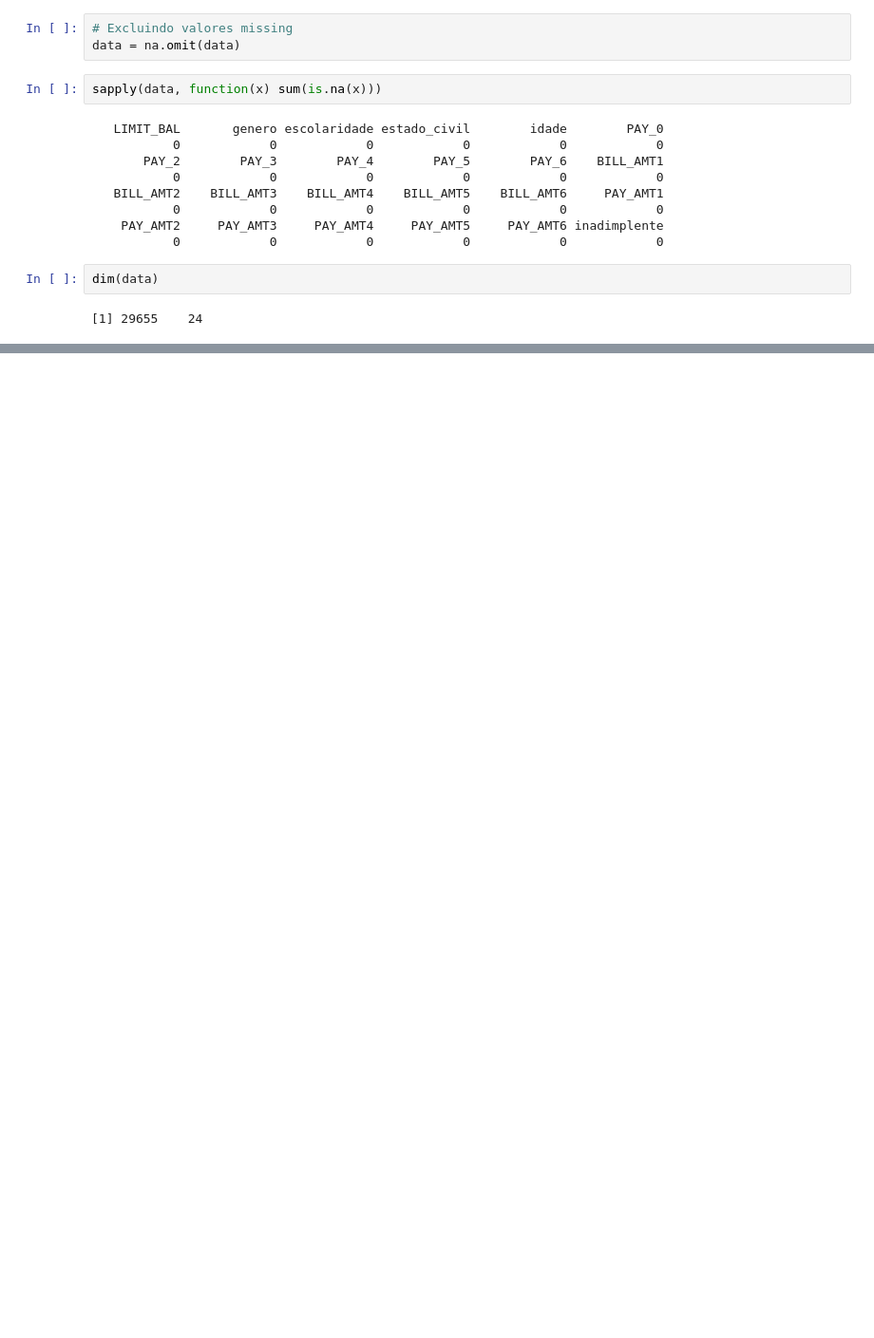
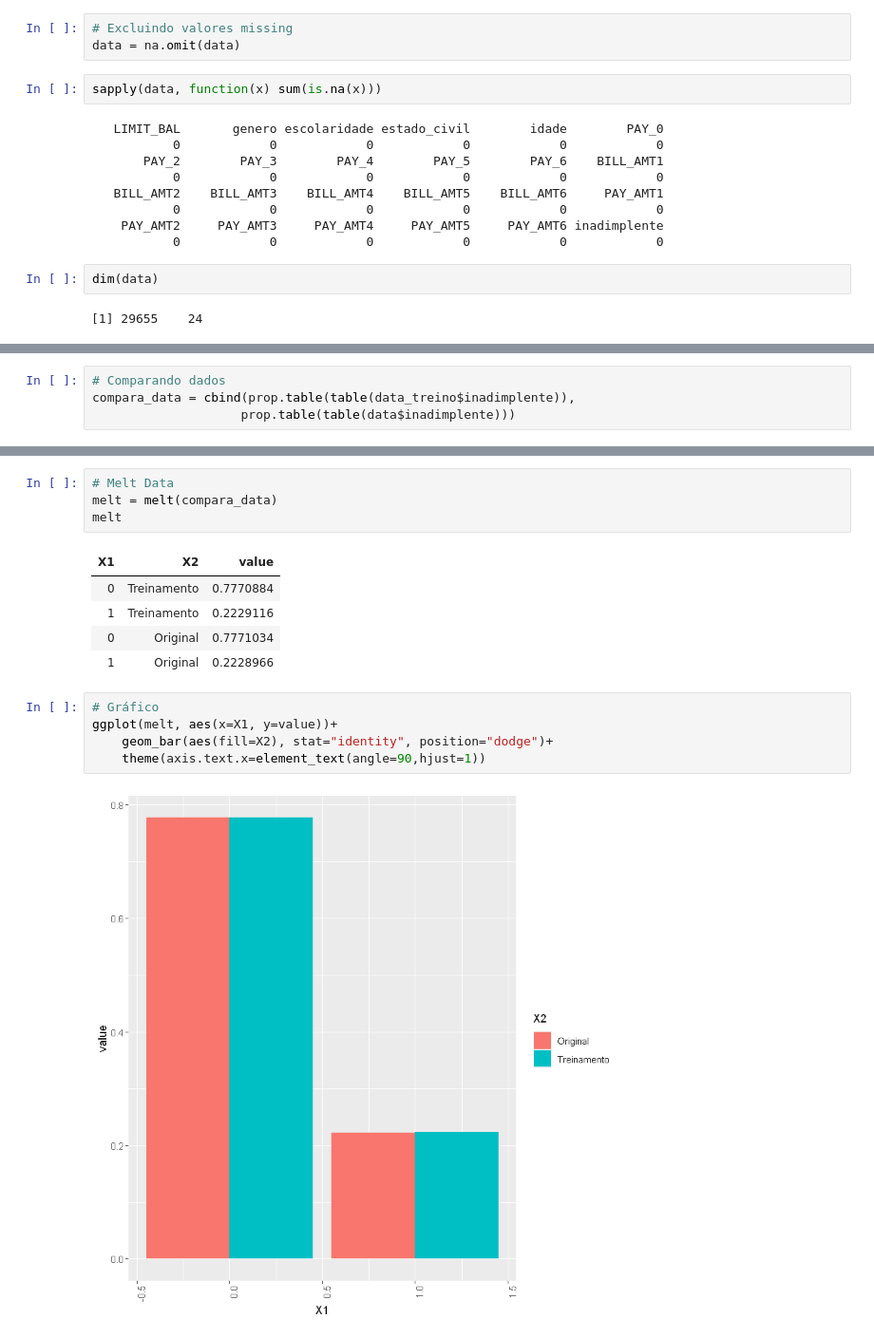
Before and after one commit to emariot/machine_learning, a Jupyter notebook: R/clientes_inadimplentes.ipynb, the cells around one changed output, grey strips where cells are left out. Shown at 95% size. Cells and saved outputs as stored; diff of their text form; blank space fills up the shorter version.

```diff
--- a/R/clientes_inadimplentes.ipynb
+++ b/R/clientes_inadimplentes.ipynb
@@ -340,0 +386,4 @@ dim(data)
+# %%
+# Comparando dados
+compara_data = cbind(prop.table(table(data_treino$inadimplente)),
+                    prop.table(table(data$inadimplente)))
@@ -340,0 +397,17 @@ dim(data)
+# %%
+# Melt Data
+melt = melt(compara_data)
+melt
+# %% [output]
+| X1 | X2 | value |
+| 0 | Treinamento | 0.7770884 |
+| 1 | Treinamento | 0.2229116 |
+| 0 | Original | 0.7771034 |
+| 1 | Original | 0.2228966 |
+# %%
+# Gráfico
+ggplot(melt, aes(x=X1, y=value))+
+    geom_bar(aes(fill=X2), stat="identity", position="dodge")+
+    theme(axis.text.x=element_text(angle=90,hjust=1))
+# %% [output]
+[figure, added]
```
Also changed, not shown: parts of 21 cells of this notebook.
